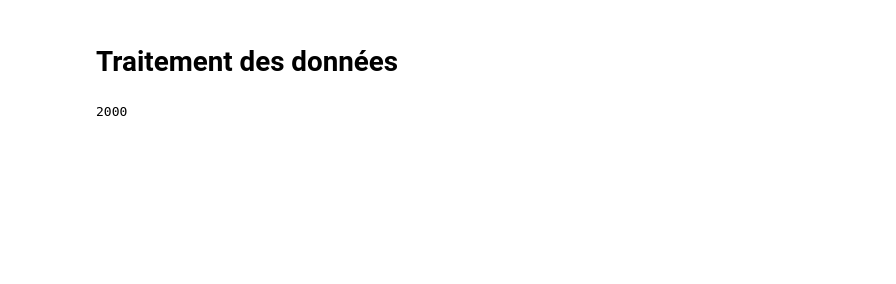
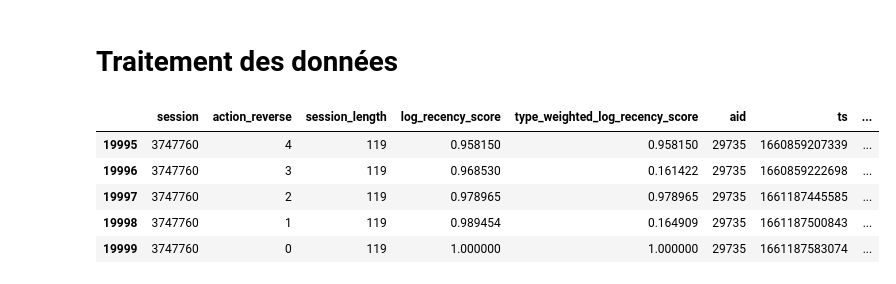
Before and after one commit to mathildadmbl/otto-recommender-system, a Jupyter notebook: gbt_ranking.ipynb, the cells around one changed output. Drawn from its saved outputs; the diff is of its cells as text; code cells hidden in the pictures; blank space fills up the shorter version.

```diff
--- a/gbt_ranking.ipynb
+++ b/gbt_ranking.ipynb
@@ -83,6 +102,13 @@ output = df_processed.compute()
 # %%
 output.to_parquet('dataframe.parquet', engine='pyarrow')
 # %%
-data_2 = dd.read_parquet('dataframe.parquet')
+data_2 = dd.read_parquet('dataframe.parquet', blocksize='15MB')
-# %% [output]
-2000
+# %%
+data_2.tail()
+# %% [output]
+|  | session | action_reverse | session_length | log_recency_score | type_weighted_log_recency_score | aid | ts | ... |
+| 19995 | 3747760 | 4 | 119 | 0.958150 | 0.958150 | 29735 | 1660859207339 | ... |
+| 19996 | 3747760 | 3 | 119 | 0.968530 | 0.161422 | 29735 | 1660859222698 | ... |
+| 19997 | 3747760 | 2 | 119 | 0.978965 | 0.978965 | 29735 | 1661187445585 | ... |
+| 19998 | 3747760 | 1 | 119 | 0.989454 | 0.164909 | 29735 | 1661187500843 | ... |
+| 19999 | 3747760 | 0 | 119 | 1.000000 | 1.000000 | 29735 | 1661187583074 | ... |
```
Also changed, not shown: parts of 4 cells of this notebook.
